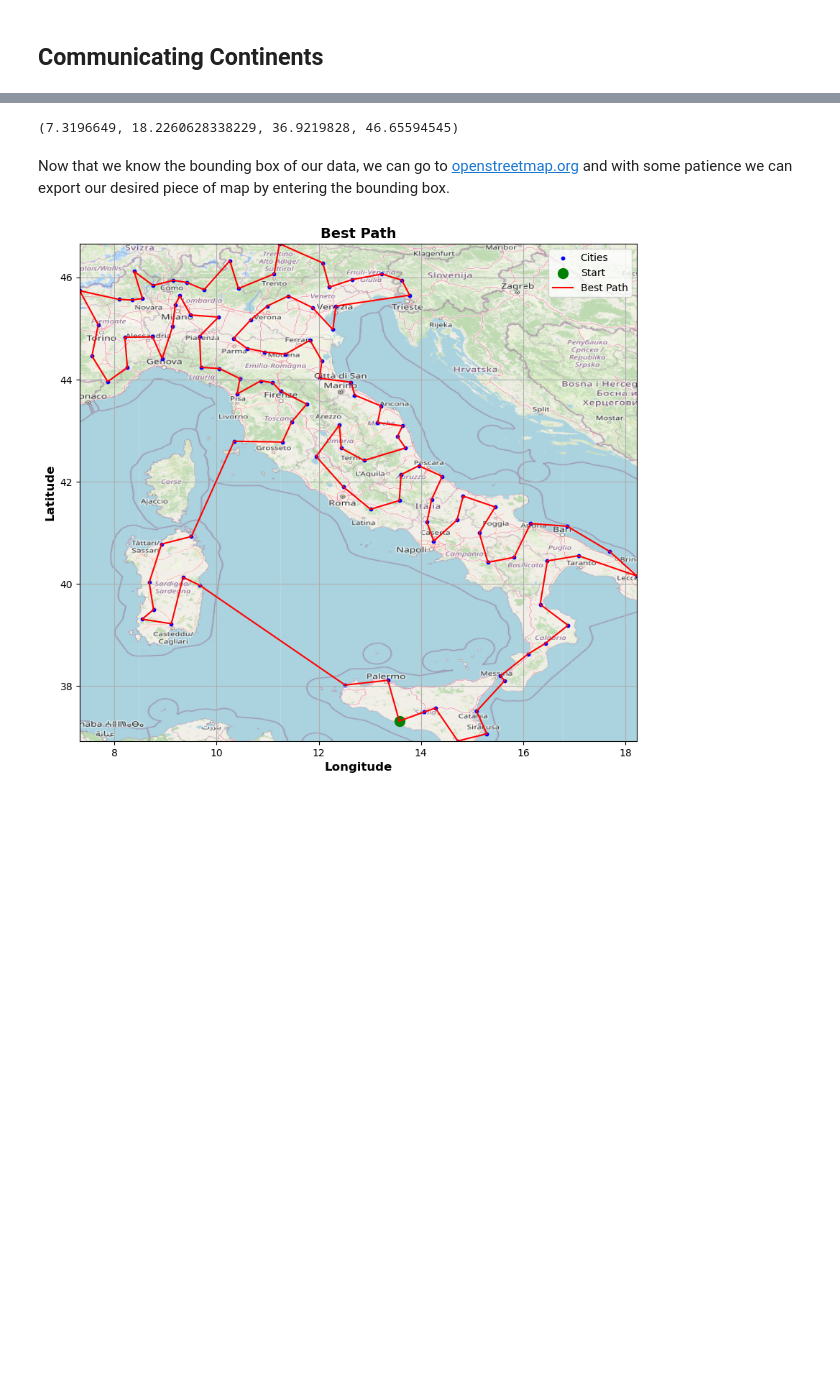
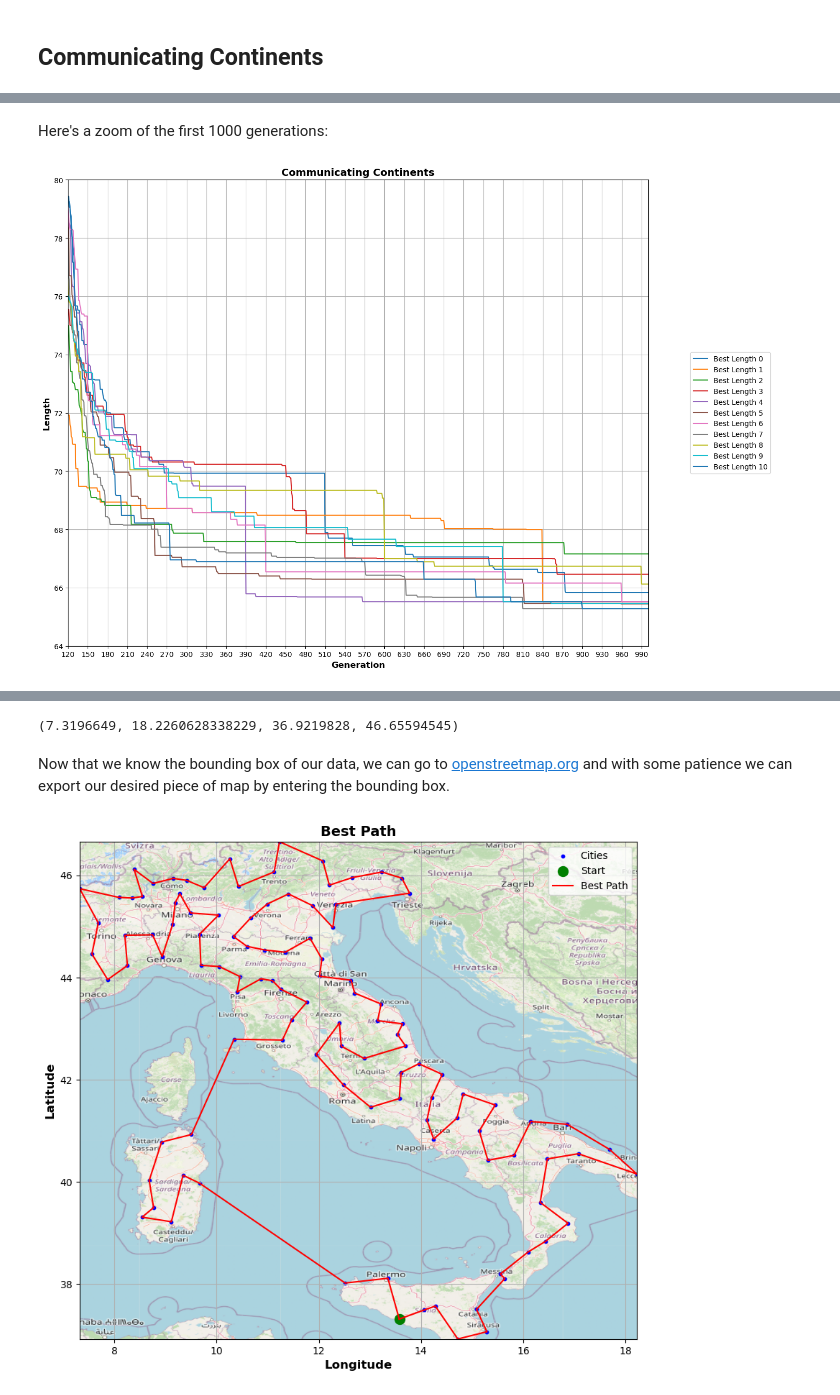
Before and after one commit to JiahaoMiao/LSN, a Jupyter notebook: Lezione_10/LSN_Exercises_10.ipynb, the cells around one changed output, grey strips where cells are left out. Saved outputs shown, nothing was run; the diff lists cells and outputs as text; code cells hidden in the pictures; blank space fills up the shorter version.

```diff
--- a/Lezione_10/LSN_Exercises_10.ipynb
+++ b/Lezione_10/LSN_Exercises_10.ipynb
@@ -155,0 +161,48 @@ Loading Data from INPUT/cap_prov_ita.dat
+# %% [markdown]
+Here's a zoom of the first 1000 generations:
+# %%
+# Create a grid with custom width ratios using GridSpec
+fig = plt.figure(figsize=(15, 10))
+gs = gridspec.GridSpec(nrows=1, ncols=2, width_ratios=[4, 1])
+
+# The first subplot will hold all the data plots
+ax_data = fig.add_subplot(gs[0])
+
+# Iterate through the first 10 data sets and plot them
+lines = []
+labels = []
+for i in range(11):
+    # Load data from files
+    x, best = np.loadtxt(f'DATA/Migration/{i}/BestLength.dat', unpack=True)
+
+    # Plot the data on the first subplot
+    line2, = ax_data.plot(x, best, label=f'Best Length {i}', linestyle='-')
+
+    # Store lines and labels for the legend
+    lines.extend([line2])
+    labels.extend([f'Best Length {i}'])
+
+# Add titles and labels to the first subplot
+ax_data.set_title('Communicating Continents', fontsize=14, fontweight='bold')
+ax_data.set_xlabel('Generation', fontsize=12, fontweight='bold')
+ax_data.set_ylabel('Length', fontsize=12, fontweight='bold')
+ax_data.grid(True)
+
+# The second subplot will be used for the legend
+ax_legend = fig.add_subplot(gs[1])
+
+# Remove the axis for the second subplot
+ax_legend.axis('off')
+
+# Create the legend in the second subplot
+ax_legend.legend(lines, labels, loc='center', fontsize=10, ncol=1)
+
+ax_data.set_ylim(64, 80)
+ax_data.set_xlim(120, 1000)
+ax_data.set_xticks(np.arange(120, 1000, 30))
+# Adjust the layout to prevent overlap
+plt.tight_layout()
+# Show the plot
+plt.show()
+# %% [output]
+[figure, added]
```
Also changed, not shown: parts of 6 cells of this notebook, 4 other files.
